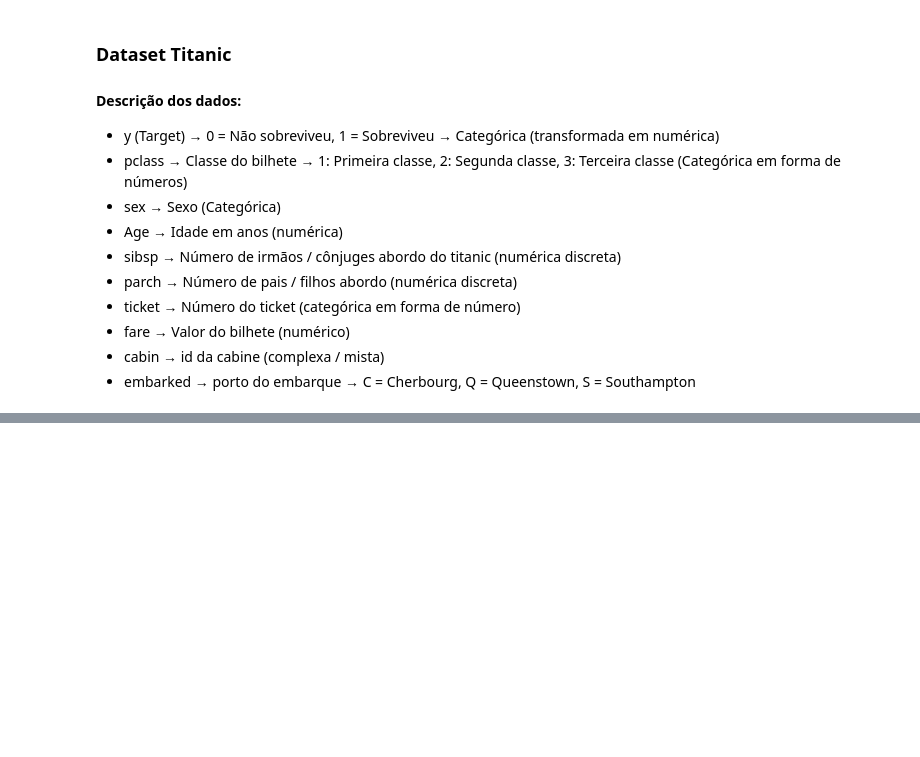
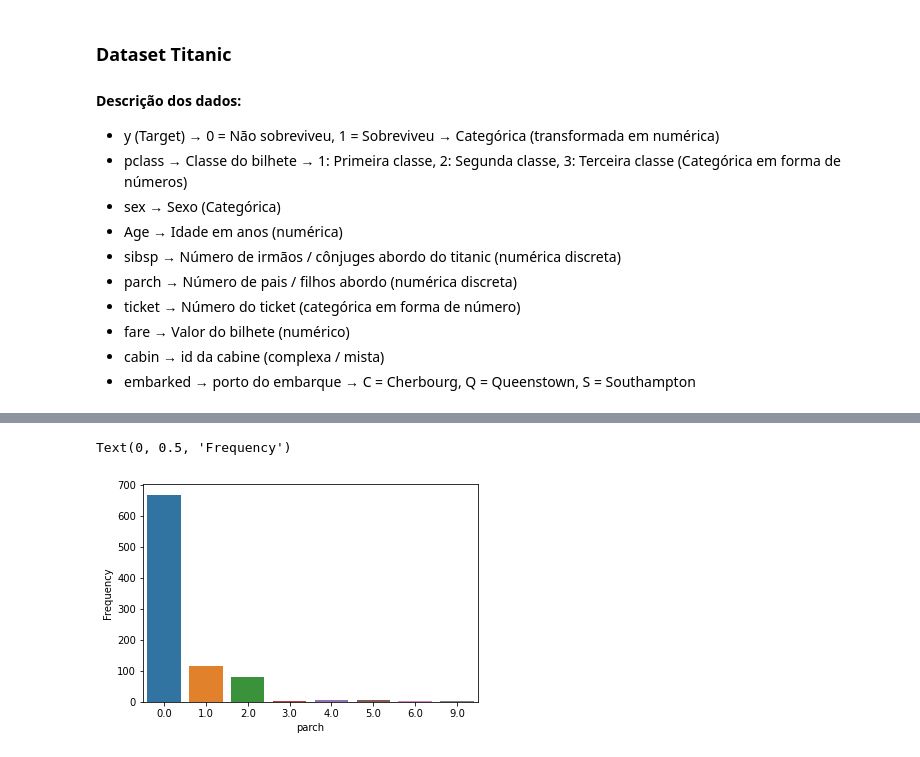
Before and after one commit to GLETSONGIRAO/Inteligencia-artificial-mestrado, a Jupyter notebook: Atitividade_1_TITANIC.ipynb, the cells around one changed output, grey strips where cells are left out. Saved outputs shown, nothing was run; the diff lists cells and outputs as text; code cells hidden in the pictures; blank space fills up the shorter version.

```diff
--- a/Atitividade_1_TITANIC.ipynb
+++ b/Atitividade_1_TITANIC.ipynb
@@ -152,0 +207,10 @@ dtype: object
+# %%
+# Distribuição da feature parch
+
+
+g = sns.countplot(x = X_train["parch"])
+g.set_xlabel("parch")
+g.set_ylabel("Frequency")
+# %% [output]
+Text(0, 0.5, 'Frequency')
+[figure, added]
```
Also changed, not shown: parts of 46 cells of this notebook.
